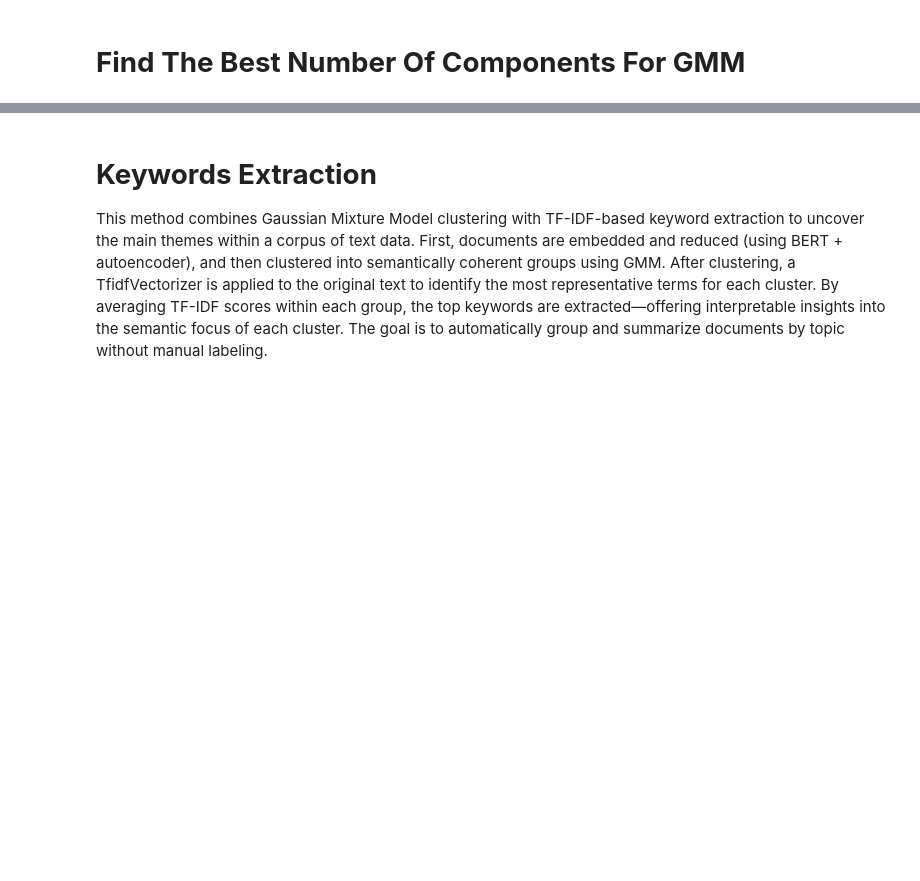
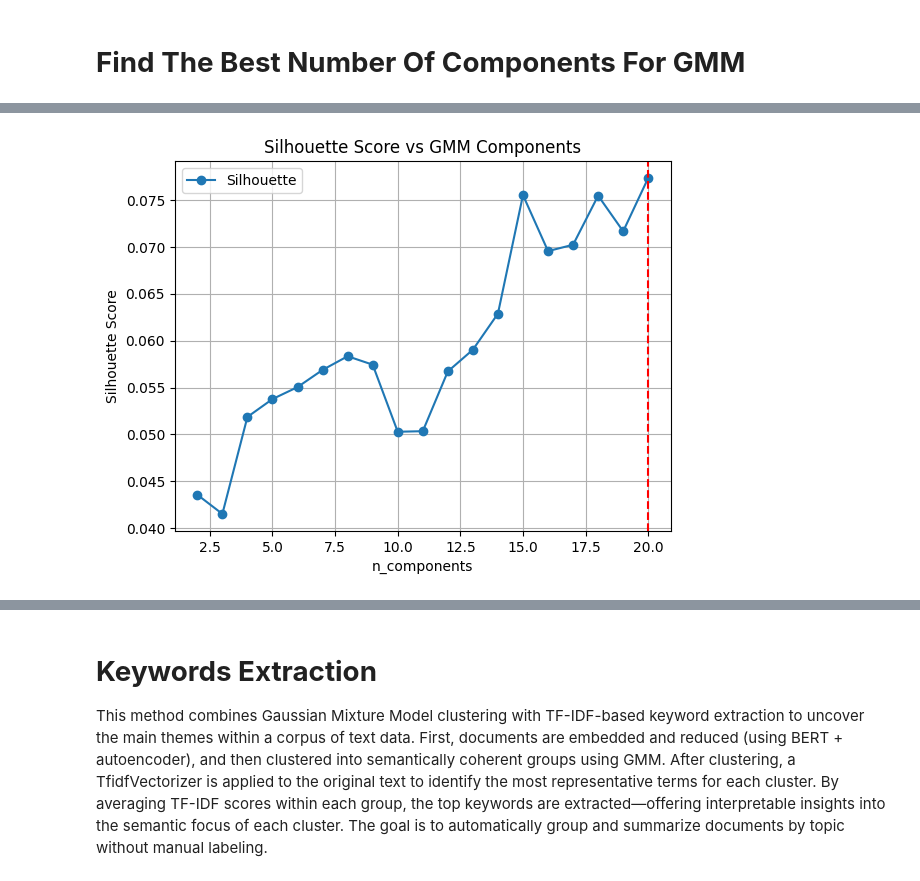
Before and after one commit to PetoriousBIG/GroupProblemSet2, a Jupyter notebook: src/GPSet2_Final.ipynb, the cells around one changed output, grey strips where cells are left out. Drawn from its saved outputs; the diff is of its cells as text; code cells hidden in the pictures; blank space fills up the shorter version.

```diff
--- a/src/GPSet2_Final.ipynb
+++ b/src/GPSet2_Final.ipynb
@@ -192,32 +198,3 @@ reduced_embeddings.shape
 (4657, 64)
 # %% [markdown]
 # **Find The Best Number Of Components For GMM**
-# %%
-import matplotlib.pyplot as plt
-import numpy as np
-from sklearn.metrics import silhouette_score
-from sklearn.mixture import GaussianMixture
-
-sil_scores = []  # List to store silhouette scores for each n
-components_range = list(range(2, 21))  # Range of GMM components
-
-# Try different numbers of GMM components (clusters) from 2 to 20
-for n in components_range:
-    gmm = GaussianMixture(n_components=n, random_state=42)
-    labels = gmm.fit_predict(reduced_embeddings)
-    sil = silhouette_score(reduced_embeddings, labels)
-    sil_scores.append(sil)
-
-best_n = components_range[np.argmax(sil_scores)]
-
-# Visualization
-plt.figure(figsize=(10, 6))
-plt.plot(components_range, sil_scores, marker='o', linestyle='-', label='Silhouette Score')
-plt.axvline(x=best_n, color='red', linestyle='--', label=f'Best n = {best_n}')
-plt.title('Silhouette Scores for GMM Clustering (n=2 to 20)')
-plt.xlabel('Number of Components')
-plt.ylabel('Silhouette Score')
-plt.legend()
-plt.grid(True)
-plt.tight_layout()
-plt.show()
@@ -311,0 +253,12 @@ plt.show()
+# %%
+plt.figure()
+plt.plot(components_range, sil_scores, marker='o', label='Silhouette')
+plt.axvline(best_n_sil, linestyle='--', color='red')
+plt.title('Silhouette Score vs GMM Components')
+plt.xlabel('n_components')
+plt.ylabel('Silhouette Score')
+plt.legend()
+plt.grid(True)
+plt.show()
+# %% [output]
+[figure, added]
```
Also changed, not shown: parts of 16 cells of this notebook.
